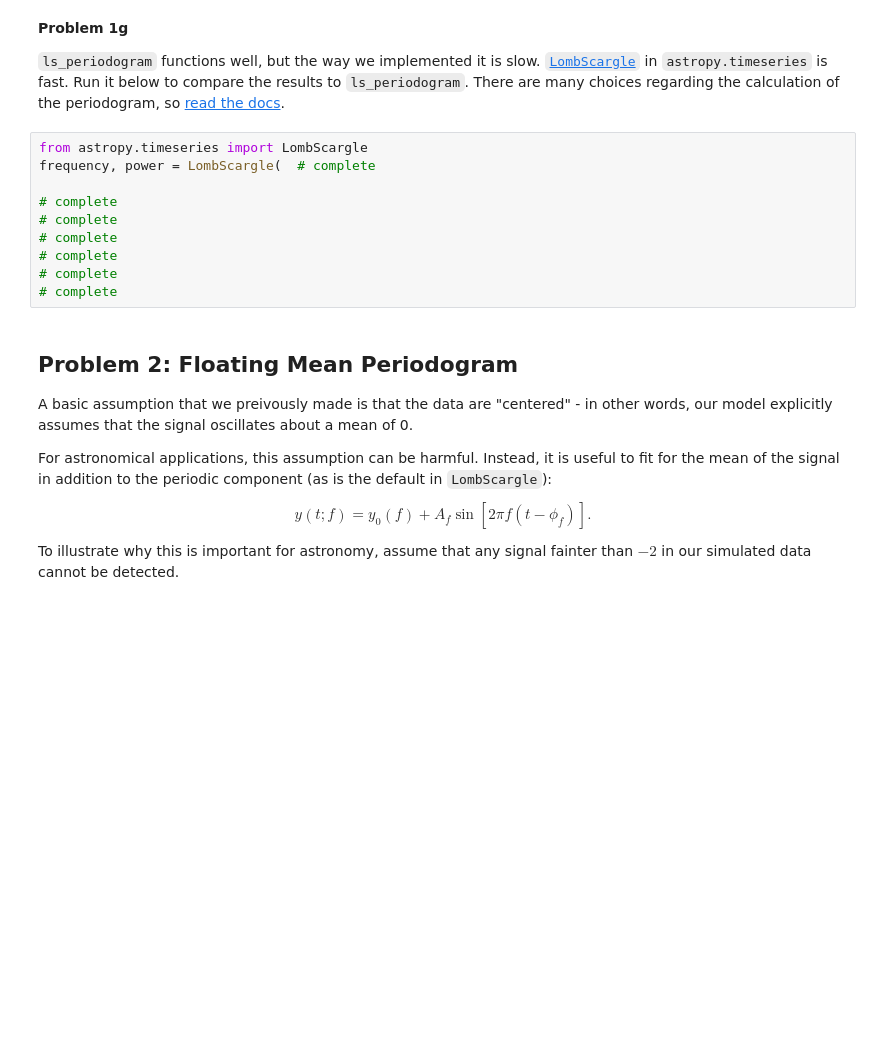
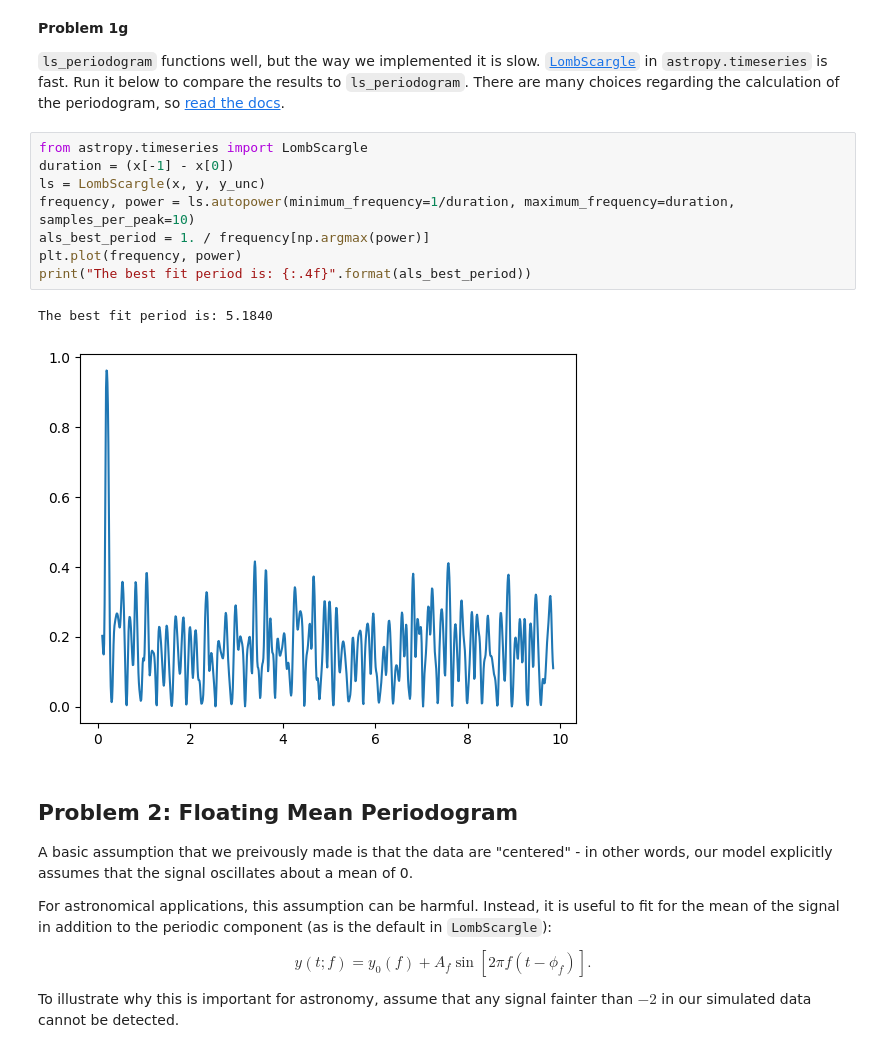
Before and after one commit to ASTR154/time-series, a Jupyter notebook: time-series.ipynb, the cells around one changed output. Drawn from its saved outputs; the diff is of its cells as text; blank space fills up the shorter version.

```diff
--- a/time-series.ipynb
+++ b/time-series.ipynb
@@ -141,16 +139,17 @@ plt.scatter(phases, y)
 **Problem 1g**
 
 `ls_periodogram` functions well, but the way we implemented it is slow. [`LombScargle`](http://docs.astropy.org/en/stable/timeseries/lombscargle.html) in `astropy.timeseries` is fast. Run it below to compare the results to `ls_periodogram`. There are many choices regarding the calculation of the periodogram, so [read the docs](http://docs.astropy.org/en/stable/api/astropy.timeseries.LombScargle.html#astropy.timeseries.LombScargle).
-# %%
-from astropy.timeseries import LombScargle
-frequency, power = LombScargle(  # complete
-
-# complete
-# complete
-# complete
-# complete
-# complete
-# complete
+# %%
+from astropy.timeseries import LombScargle
+duration = (x[-1] - x[0])
+ls = LombScargle(x, y, y_unc)
+frequency, power = ls.autopower(minimum_frequency=1/duration, maximum_frequency=duration, samples_per_peak=10)
+als_best_period = 1. / frequency[np.argmax(power)]
+plt.plot(frequency, power)
+print("The best fit period is: {:.4f}".format(als_best_period))
+# %% [output]
+The best fit period is: 5.1840
+[figure, added]
 # %% [markdown]
 ## Problem 2: Floating Mean Periodogram
 
```
Also changed, not shown: parts of 13 cells of this notebook.
